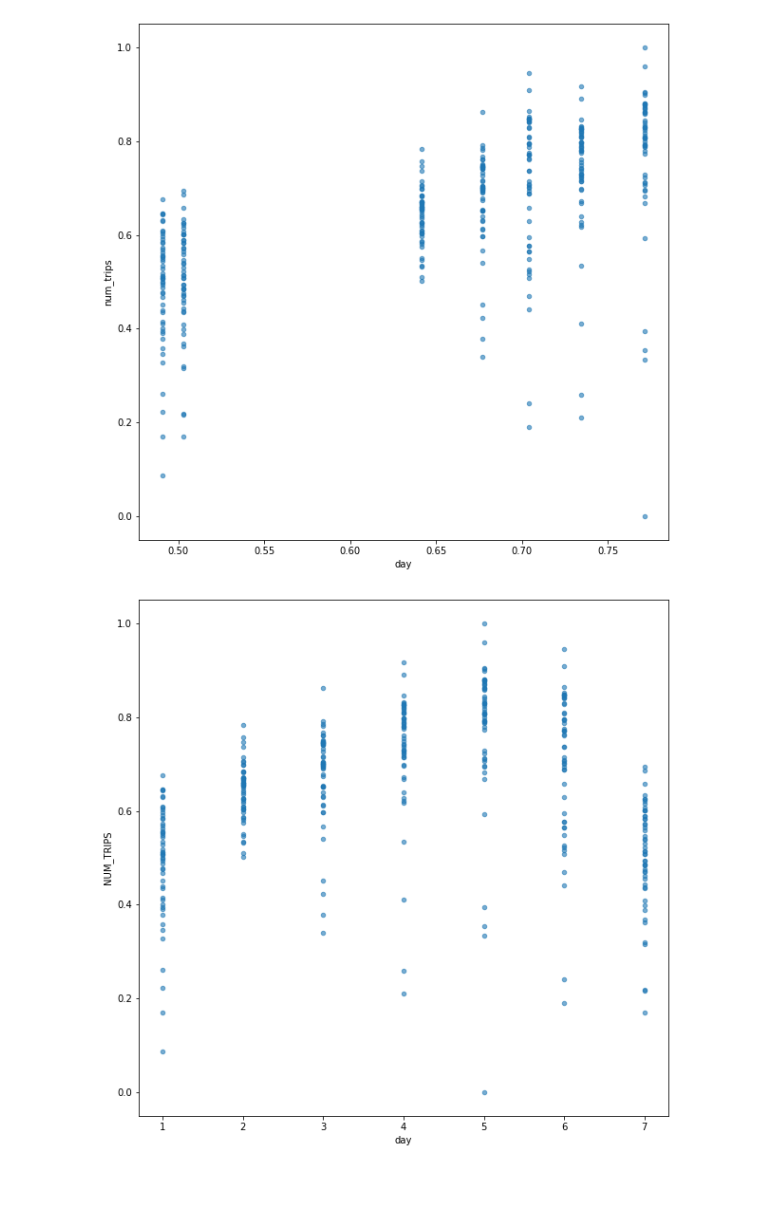
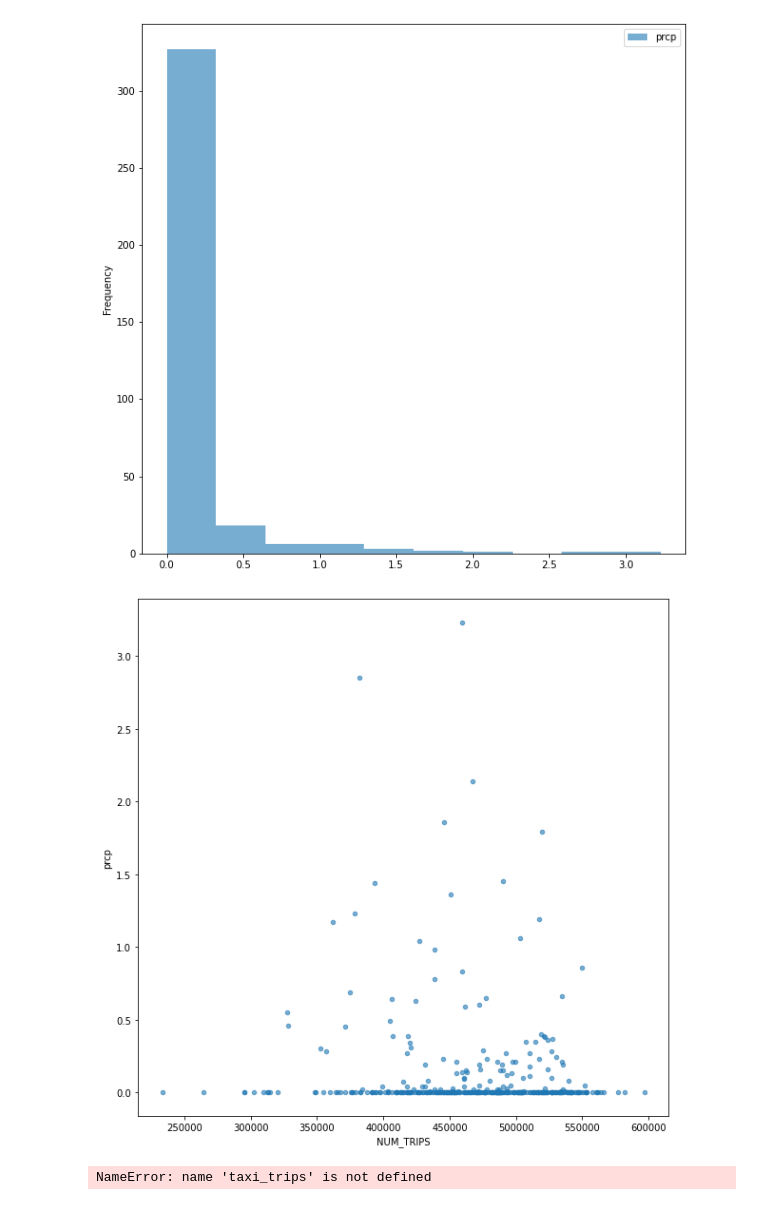
Before and after one commit to 16004997/16004997_DataAnalytics, a Jupyter notebook: taxis.ipynb, the cells around one changed output. Cells and saved outputs as stored; diff of their text form; code cells hidden in the pictures.

```diff
--- a/taxis.ipynb
+++ b/taxis.ipynb
@@ -66,8 +16,30 @@ converted.head(10)
-# %%
-#compare encoded data v categorical data scatterplots.
-converted.plot(kind='scatter', y='num_trips', x='day', alpha=0.6, figsize=(10, 10))
-taxi_trips.plot(kind='scatter', y='NUM_TRIPS', x='day', alpha=0.6, figsize=(10, 10))
-plt.show()
-# %% [output]
-[figure, removed]
-[figure, removed]
+# %%
+import matplotlib.pyplot as plt
+
+#replace all values over 99 in prcp with 0
+taxi_trips.loc[taxi_trips['prcp'] > 99, 'prcp'] = 0
+
+
+taxi_trips.plot(kind='hist', y='prcp', alpha=0.6, figsize=(10, 10))
+plt.show()
+
+#Histogram below shows most of the data entries are zero which may indicate there was very little precipitation recorded.
+# %% [output]
+[figure, added]
+# %%
+taxi_trips.plot(kind='scatter', x='NUM_TRIPS', y='prcp', alpha=0.6, figsize=(10, 10))
+plt.show()
+
+#Scatterplot below shows that, of the days where precipitation was recorded, the majority of them had a higher amount of taxi trips.
+# %% [output]
+[figure, added]
+# %%
+
+#A note about looking for a linear correlation for days of the week...
+taxi_trips.plot(kind='scatter', x='NUM_TRIPS', y='day', lpha=0.6, figsize=(10, 10))
+plt.show()
+
+#Regarding this data it makes no sense to look for a linear correlation because this data is not numerical, it is categorical.
+#So even if you did move Sunday to the start it is incorrect to say that it has a high linear correlation with NUM_TRIPS.
+# %% [output]
+NameError: name 'taxi_trips' is not defined
```
Also changed, not shown: parts of 3 cells of this notebook.
